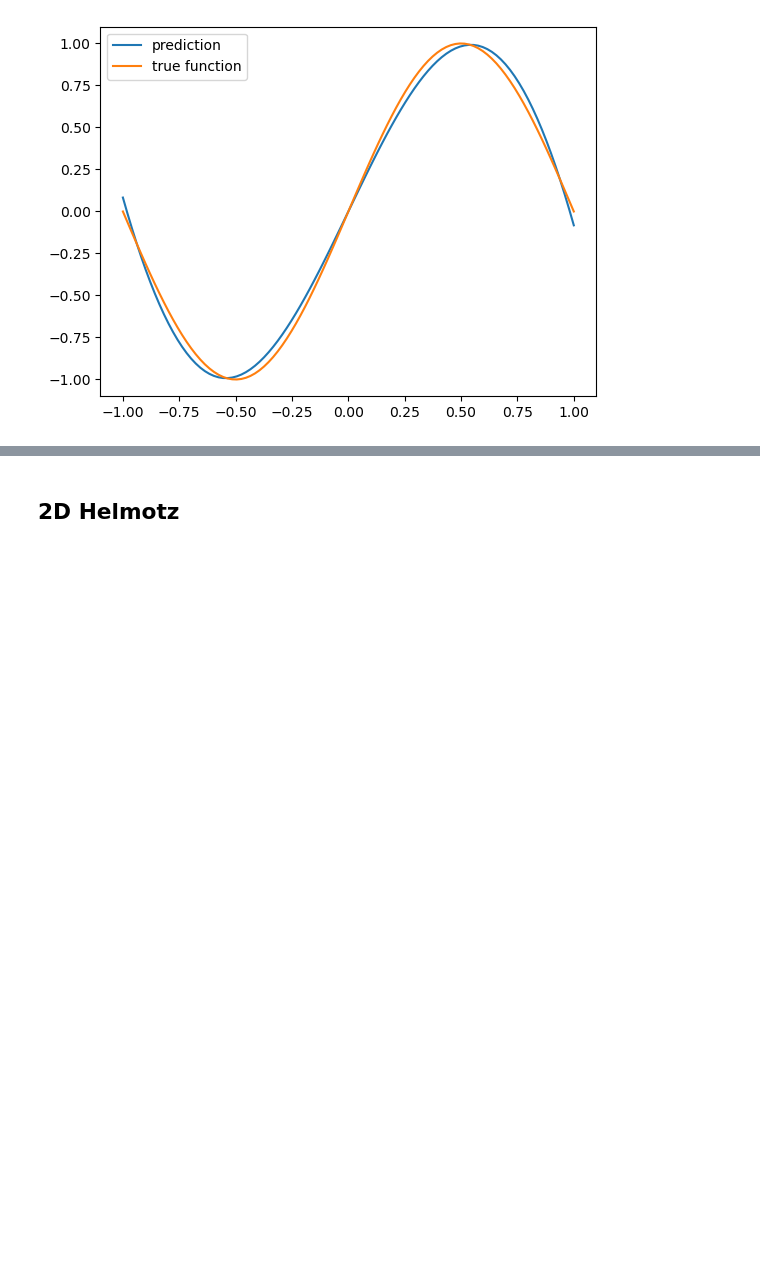
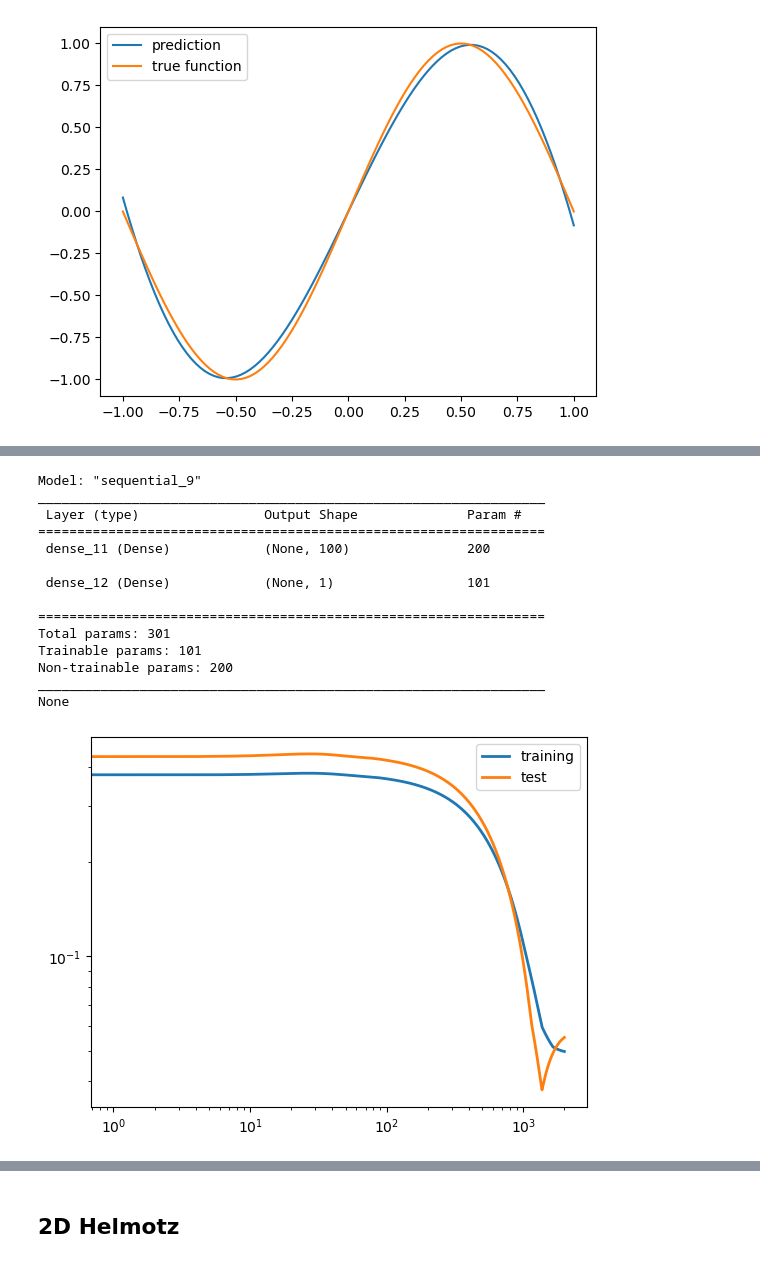
Before and after one commit to ZIB012/pacs, a Jupyter notebook: code/my_ex/Random_phi.ipynb, the cells around one changed output, grey strips where cells are left out. Cells and saved outputs as stored; diff of their text form; code cells hidden in the pictures; blank space fills up the shorter version.

```diff
--- a/code/my_ex/Random_phi.ipynb
+++ b/code/my_ex/Random_phi.ipynb
@@ -116,3 +118,19 @@ plt.legend()
 4/4 [==============================] - 0s 2ms/step
 <matplotlib.legend.Legend at 0x...>
 [figure]
+# %%
+k_init = tf.keras.initializers.RandomUniform(minval=-Rm, maxval=Rm)
+b_init = tf.keras.initializers.RandomUniform(minval=-0.0005, maxval=0.0005)
+def custom_activation(x):
+    return tf.sin(x)
+
+model = Sequential()
+#layer1 = Dense(M, activation=custom_activation)
+
+model.add(Dense(M, activation=custom_activation, input_dim=d, kernel_initializer=k_init,bias_initializer=b_init, trainable=False))
+model.add(Dense(1))
+model.compile(loss=tf.keras.losses.MeanSquaredError(), optimizer='adam',
+                metrics=[tf.keras.losses.MeanAbsoluteError(reduction="auto", name="mean_absolute_error"),'accuracy'])
+# %%
+callback = tf.keras.callbacks.EarlyStopping(monitor='loss', patience=100)
+history = model.fit(train.T, y_train, validation_data = (test.T,y_test), epochs=2000, batch_size=64, callbacks=[callback])
@@ -118,0 +155,25 @@ plt.legend()
+# %%
+print(model.summary())
+bc     = history.history['mean_absolute_error']
+bc_val     = history.history['val_mean_absolute_error']
+
+plt.loglog(range(np.shape(bc)[0]),bc, linewidth=2, label='training')
+plt.loglog(range(np.shape(bc_val)[0]),bc_val, linewidth=2, label='test')
+plt.legend()
+plt.show()
+# %% [output]
+Model: "sequential_9"
+_________________________________________________________________
+ Layer (type)                Output Shape              Param #
+=================================================================
+ dense_11 (Dense)            (None, 100)               200
+
+ dense_12 (Dense)            (None, 1)                 101
+
+=================================================================
+Total params: 301
+Trainable params: 101
+Non-trainable params: 200
+_________________________________________________________________
+None
+[figure, added]
```
Also changed, not shown: parts of 5 cells of this notebook.
